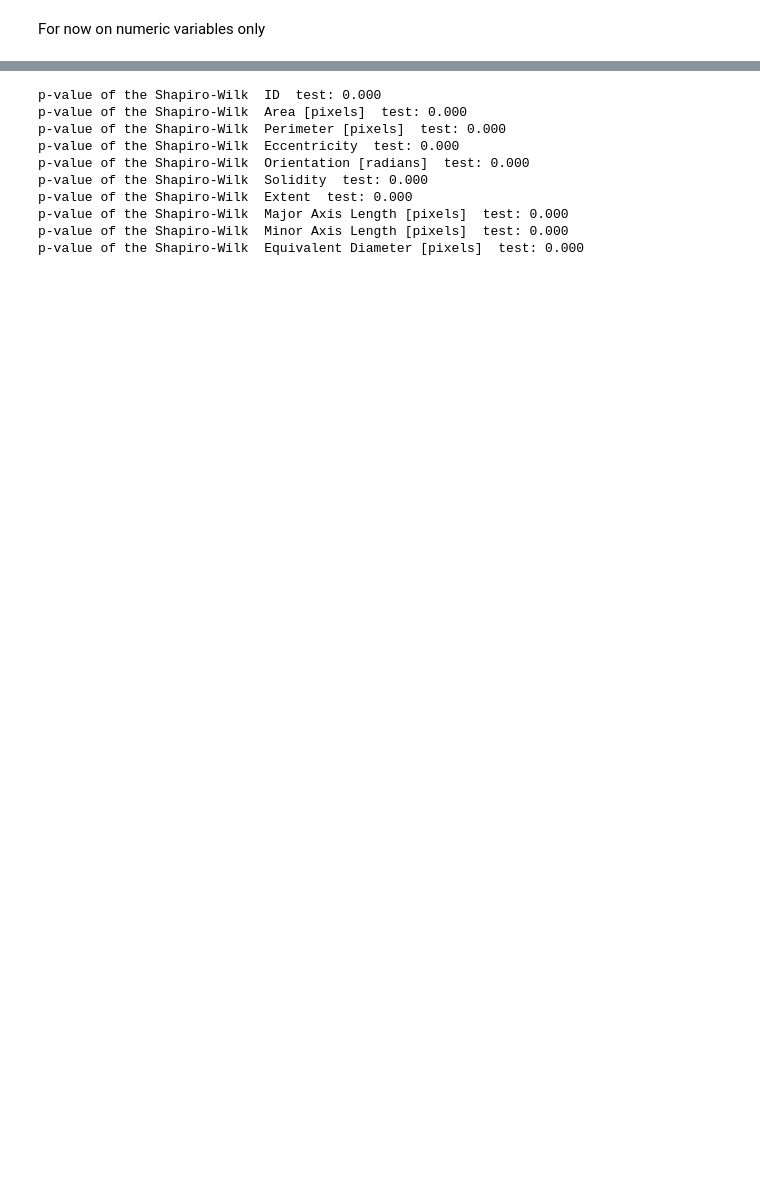
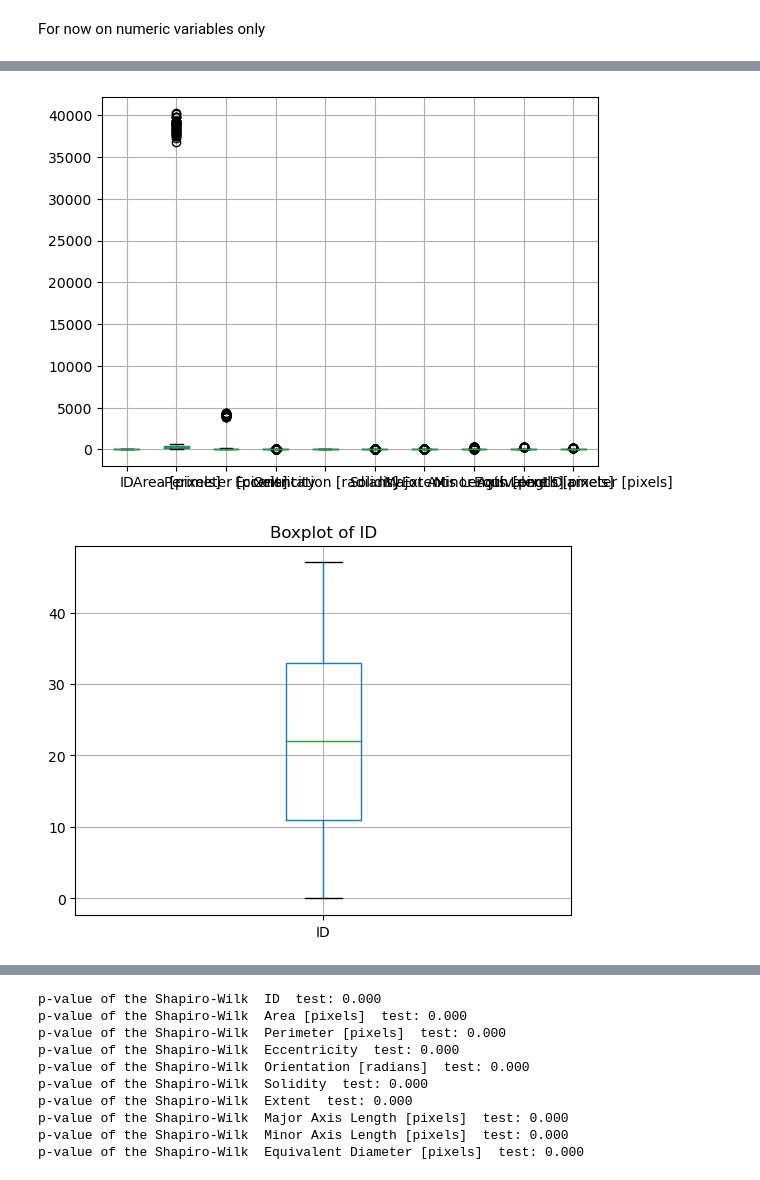
Before and after one commit to abylai11/qda-project, a Jupyter notebook: Python code/Exploration.ipynb, the cells around one changed output, grey strips where cells are left out. Saved outputs shown, nothing was run; the diff lists cells and outputs as text; code cells hidden in the pictures; blank space fills up the shorter version.

```diff
--- a/Python code/Exploration.ipynb
+++ b/Python code/Exploration.ipynb
@@ -56,0 +50,3 @@ plt.show()
+# %%
+dataNum = df.select_dtypes(include=np.number)
+dataNum.head(10)
@@ -56,0 +65,15 @@ plt.show()
+# %%
+# Boxplot
+
+df.boxplot(dataNum.columns.tolist())
+plt.show()
+
+
+# Assuming dataNum is your DataFrame containing numerical data
+for col in dataNum.columns.tolist():
+    dataNum.boxplot(col)
+    plt.title(f'Boxplot of {col}')
+    plt.show()
+# %% [output]
+[figure, added]
+[figure, added]
```
Also changed, not shown: parts of 21 cells of this notebook, 1 other file.
